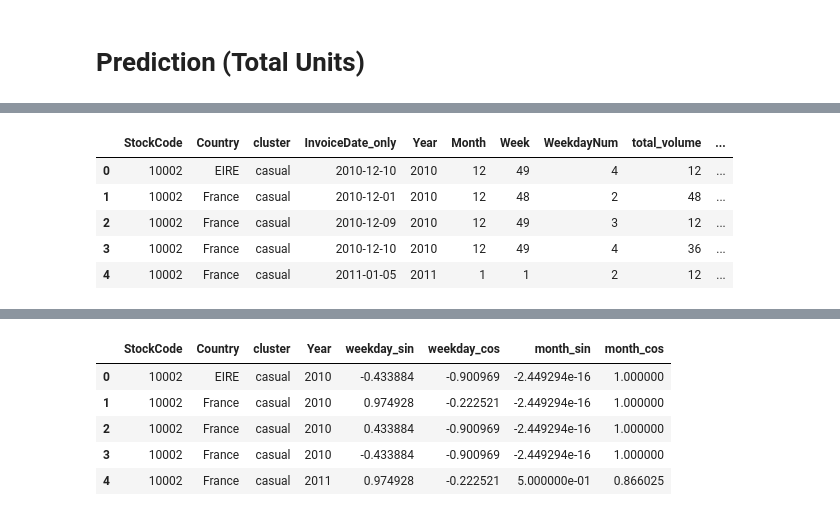
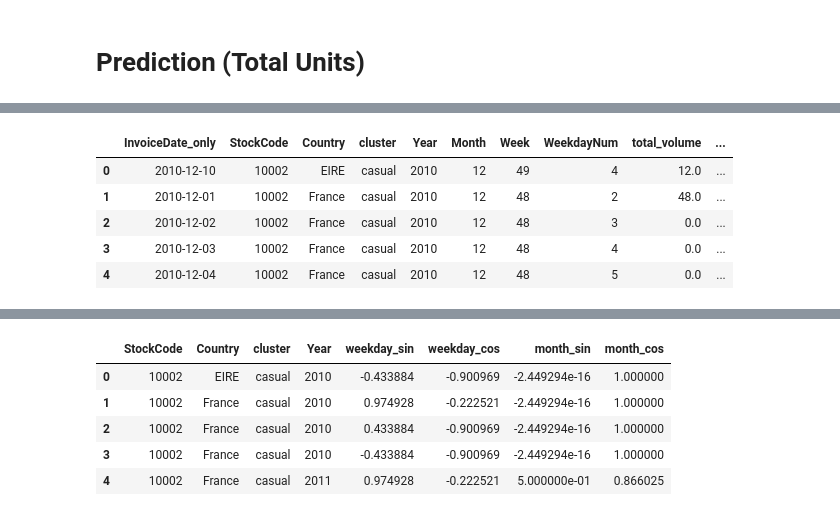
Before and after one commit to MertKir-R/E-commerce_dataset, a Jupyter notebook: ecommerce.ipynb, the cells around one changed output, grey strips where cells are left out. Cells and saved outputs as stored; diff of their text form; code cells hidden in the pictures.

```diff
--- a/ecommerce.ipynb
+++ b/ecommerce.ipynb
@@ -1184,7 +1194,5 @@ product_stats.head()
 # %%
 # Sales yesterday (lag 1), Sales 7 days before (lag 7), Sales 14 days before (lag 14)
 # Average in last week (7 days), Average in 4 weeks (28 days), Average in last 8 weeks (56 days)
-
-val_completed_final = val_completed_final.merge(product_stats.reset_index()[['StockCode', 'cluster']], how = "inner", on = "StockCode")
-train_completed_final = train_completed_final.merge(product_stats.reset_index()[['StockCode', 'cluster']], how = "inner", on = "StockCode")
-test_completed_final = test_completed_final.merge(product_stats.reset_index()[['StockCode', 'cluster']], how = "inner", on = "StockCode")
+data_completed_final_cluster = data_completed_final.merge(product_stats.reset_index()[['StockCode', 'cluster']], how = "inner", on = "StockCode")
+data_completed_final_cluster.head()
@@ -1200,8 +1206,16 @@ train_completed_final.head()
 # %%
-train_completed_final_grouped = (train_completed_final.groupby(
+data_completed_final_cluster_grouped = (data_completed_final_cluster.groupby(
     ['StockCode', 'Country', 'cluster', 'InvoiceDate_only', 'Year', 'Month', 'Week', 'WeekdayNum']
 ).agg(
     total_volume=('Quantity', 'sum'),
     total_sales_price=('total_cost', 'sum')
 ).reset_index())
+# %%
+data_completed_final_cluster_grouped = data_completed_final_cluster_grouped.sort_values(['StockCode', 'Country', 'InvoiceDate_only'])
+
+data_completed_final_cluster_grouped = (
+    data_completed_final_cluster_grouped
+      .groupby(['StockCode','Country','cluster'], group_keys=False)
+      .apply(calendar_fillzero)
+)
 # %%
@@ -1216,13 +1246,14 @@ train_completed_final_grouped.head()
 # %%
-train_completed_final_grouped_lagged = train_completed_final_grouped.copy()
-for L in [1, 7, 14]:
-    train_completed_final_grouped_lagged = lag_quantity(train_completed_final_grouped_lagged, lag=L)
+data_completed_final_cluster_grouped_lagged = data_completed_final_cluster_grouped.copy()
+for c in ['total_volume', 'total_sales_price']:
+    for L in [1, 7, 14]:
+        data_completed_final_cluster_grouped_lagged = lag_day(data_completed_final_cluster_grouped_lagged, colname = c, lag=L)
 # %%
-train_completed_final_grouped_lagged.head()
+data_completed_final_cluster_grouped_lagged.head()
 # %% [output]
-|  | StockCode | Country | cluster | InvoiceDate_only | Year | Month | Week | WeekdayNum | total_volume | ... |
-| 0 | 10002 | EIRE | casual | 2010-12-10 | 2010 | 12 | 49 | 4 | 12 | ... |
-| 1 | 10002 | France | casual | 2010-12-01 | 2010 | 12 | 48 | 2 | 48 | ... |
-| 2 | 10002 | France | casual | 2010-12-09 | 2010 | 12 | 49 | 3 | 12 | ... |
-| 3 | 10002 | France | casual | 2010-12-10 | 2010 | 12 | 49 | 4 | 36 | ... |
-| 4 | 10002 | France | casual | 2011-01-05 | 2011 | 1 | 1 | 2 | 12 | ... |
+|  | InvoiceDate_only | StockCode | Country | cluster | Year | Month | Week | WeekdayNum | total_volume | ... |
+| 0 | 2010-12-10 | 10002 | EIRE | casual | 2010 | 12 | 49 | 4 | 12.0 | ... |
+| 1 | 2010-12-01 | 10002 | France | casual | 2010 | 12 | 48 | 2 | 48.0 | ... |
+| 2 | 2010-12-02 | 10002 | France | casual | 2010 | 12 | 48 | 3 | 0.0 | ... |
+| 3 | 2010-12-03 | 10002 | France | casual | 2010 | 12 | 48 | 4 | 0.0 | ... |
+| 4 | 2010-12-04 | 10002 | France | casual | 2010 | 12 | 48 | 5 | 0.0 | ... |
```
Also changed, not shown: parts of 15 cells of this notebook, 1 other file.
